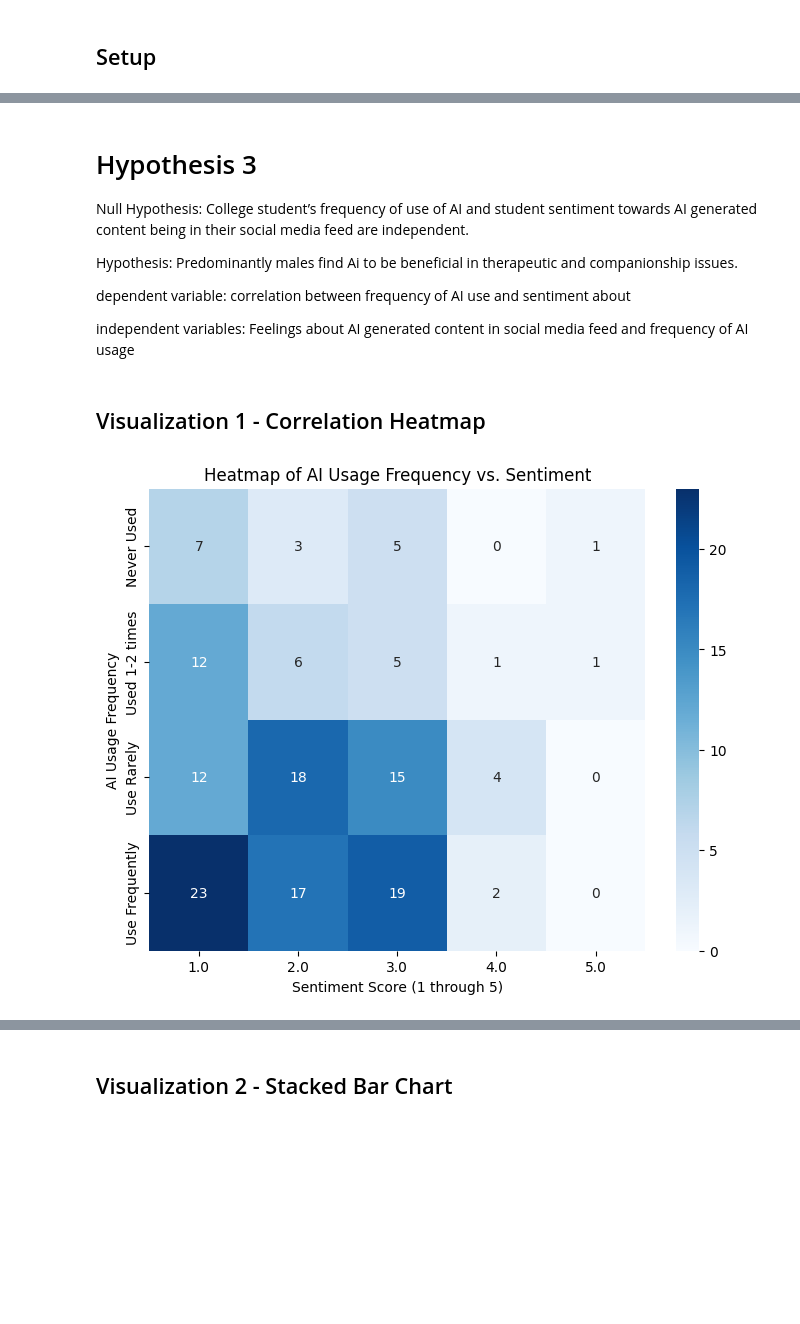
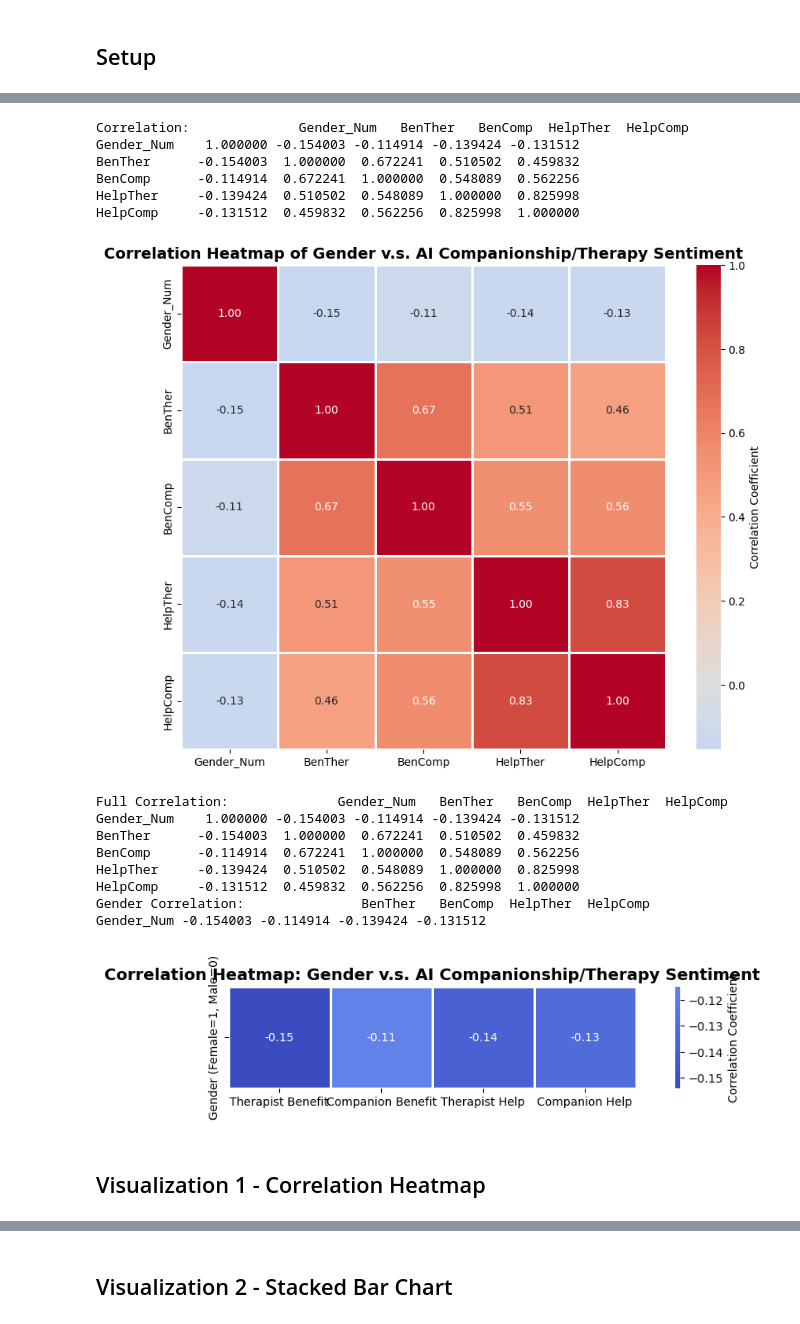
Before and after one commit to avamwilliams/105Lab5-6, a Jupyter notebook: proj.ipynb, the cells around one changed output, grey strips where cells are left out. Cells and saved outputs as stored; diff of their text form; code cells hidden in the pictures; blank space fills up the shorter version.

```diff
--- a/proj.ipynb
+++ b/proj.ipynb
@@ -32,55 +40,86 @@ df_trim['Gender'] = df_trim['Gender'].map(gendermap).fillna(2).astype(int)
 # Create a correlation heatmap to visualize relationships between all numeric variables
 
 # Select only numeric columns for correlation analysis (excluding 'Gender' which is categorical)
 # numeric_df = df.select_dtypes(include=[np.number])
+df_num = df_trim[['Gender_Num', 'BenTher', 'BenComp', 'HelpTher', 'HelpComp']]
 
 # calculate the pairwise pearson's correlation of multiple columns. 'r' is the correlation matrix calculated
-r = df_numeric.corr()
+r = df_num.corr()
 print(f"Correlation: ", r)
 
 # Set figure size for better readability
 plt.figure(figsize=(10, 8))
 
 # Create the heatmap
 # center=0: Centers the color scale at 0 (important for correlations ranging from -1 to +1)
 # cmap='coolwarm': Blue for negative correlations, red for positive correlations
 # annot=True: Displays the correlation values in each cell
 # fmt='.2f': Formats numbers to 2 decimal places
 # square=True: Makes cells square-shaped for better appearance
 # linewidths=1: Adds spacing between cells for clarity
 sns.heatmap(r, center=0, cmap='coolwarm', annot=True, fmt='.2f',
             square=True, linewidths=1, cbar_kws={'label': 'Correlation Coefficient'})
 
 # Add title
-plt.title('Correlation Heatmap of Gender v.s. Sentiment', fontsize=14, fontweight='bold')
+plt.title('Correlation Heatmap of Gender v.s. AI Companionship/Therapy Sentiment', fontsize=14, fontweight='bold')
 
 # Display the plot
 plt.show()
 
 # Interpretation:
 # - Values close to +1 (dark red): Strong positive correlation
 # - Values close to -1 (dark blue): Strong negative correlation
 # - Values close to 0 (white): Little to no correlation
+
+# Create a correlation heatmap to visualize relationships between all numeric variables
+
+# correlation for gender
+gender_r = r.loc[['Gender_Num'], ['BenTher', 'BenComp', 'HelpTher', 'HelpComp']]
+print(f"Gender Correlation: ", gender_r)
+
+gender_r.index = ['Gender (Female=1, Male=0)']
+gender_r.columns = ['Therapist Benefit', 'Companion Benefit', 'Therapist Help', 'Companion Help']
+
+# Set figure size for better readability
+plt.figure(figsize=(10, 2))
+
+# Create the heatmap
+# center=0: Centers the color scale at 0 (important for correlations ranging from -1 to +1)
+# cmap='coolwarm': Blue for negative correlations, red for positive correlations
+# annot=True: Displays the correlation values in each cell
+# fmt='.2f': Formats numbers to 2 decimal places
+# square=True: Makes cells square-shaped for better appearance
+# linewidths=1: Adds spacing between cells for clarity
+sns.heatmap(gender_r, center=0, cmap='coolwarm', annot=True, fmt='.2f',
+            square=True, linewidths=1, cbar_kws={'label': 'Correlation Coefficient'})
+
+# Add title
+plt.title('Correlation Heatmap: Gender v.s. AI Companionship/Therapy Sentiment', fontsize=14, fontweight='bold')
+
+# Display the plot
+plt.tight_layout()
+plt.show()
+
+# Interpretation:
+# - Values close to +1 (dark red): Strong positive correlation
+# - Values close to -1 (dark blue): Strong negative correlation
+# - Values close to 0 (white): Little to no correlation
+# %% [output]
+Correlation:              Gender_Num   BenTher   BenComp  HelpTher  HelpComp
+Gender_Num    1.000000 -0.154003 -0.114914 -0.139424 -0.131512
+BenTher      -0.154003  1.000000  0.672241  0.510502  0.459832
+BenComp      -0.114914  0.672241  1.000000  0.548089  0.562256
+HelpTher     -0.139424  0.510502  0.548089  1.000000  0.825998
+HelpComp     -0.131512  0.459832  0.562256  0.825998  1.000000
+[figure, added]
+Full Correlation:              Gender_Num   BenTher   BenComp  HelpTher  HelpComp
+Gender_Num    1.000000 -0.154003 -0.114914 -0.139424 -0.131512
+BenTher      -0.154003  1.000000  0.672241  0.510502  0.459832
+BenComp      -0.114914  0.672241  1.000000  0.548089  0.562256
+HelpTher     -0.139424  0.510502  0.548089  1.000000  0.825998
+HelpComp     -0.131512  0.459832  0.562256  0.825998  1.000000
+Gender Correlation:               BenTher   BenComp  HelpTher  HelpComp
+Gender_Num -0.154003 -0.114914 -0.139424 -0.131512
+[figure, added]
-# %% [markdown]
-# Hypothesis 3
-Null Hypothesis: College student’s frequency of use of AI and student sentiment towards AI generated content being in their social media feed are independent.
-
-Hypothesis: Predominantly males find Ai to be beneficial in therapeutic and companionship issues.
-
-dependent variable: correlation between frequency of AI use and sentiment about
-
-independent variables: Feelings about AI generated content in social media feed and frequency of AI usage
 # %% [markdown]
 ## Visualization 1 - Correlation Heatmap
-# %%
-# create contingency table for heatmap
-contingency_table = pd.crosstab(df_clean['AI_Frequency'], df_clean['Sentiment'])
-
-plt.figure(figsize=(8, 6))
-sns.heatmap(contingency_table, annot=True, cmap='Blues', fmt='d')
-plt.title('Heatmap of AI Usage Frequency vs. Sentiment')
-plt.xlabel('Sentiment Score (1 through 5)')
-plt.ylabel('AI Usage Frequency')
-plt.show()
-# %% [output]
-[figure, removed]
```
Also changed, not shown: parts of 6 cells of this notebook.
